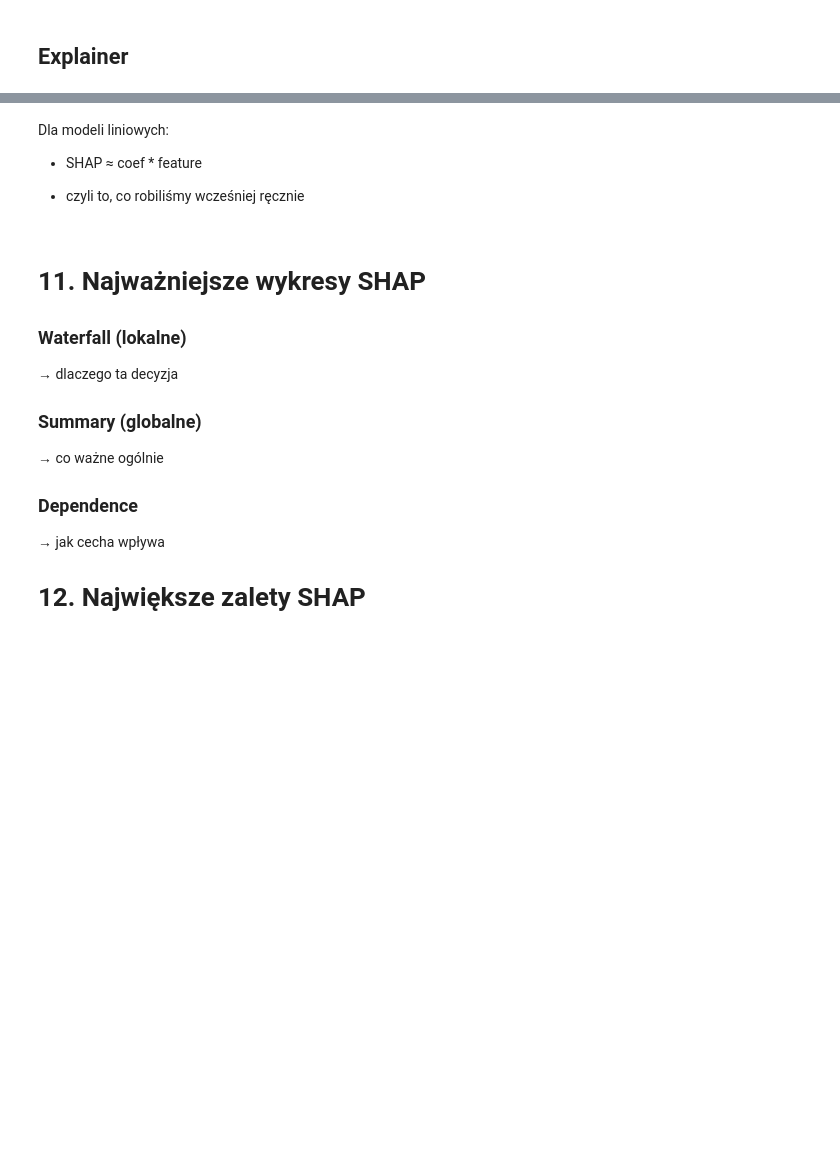
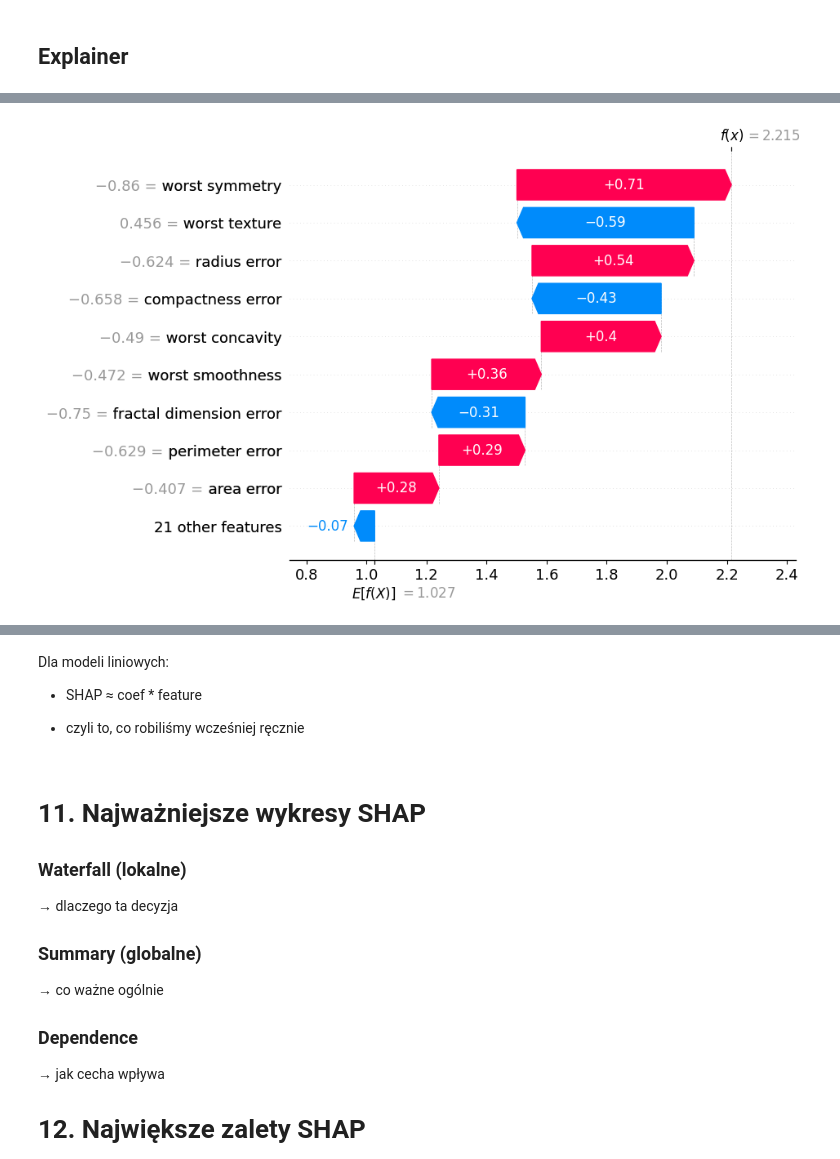
Before and after one commit to AdrianAlbrecht/Wyjasnialnosc-modeli-AI-SWPS_25-26, a Jupyter notebook: Lab_05-06/lab_06.ipynb, the cells around one changed output, grey strips where cells are left out. Drawn from its saved outputs; the diff is of its cells as text; code cells hidden in the pictures; blank space fills up the shorter version.

```diff
--- a/Lab_05-06/lab_06.ipynb
+++ b/Lab_05-06/lab_06.ipynb
@@ -311,3 +313,7 @@ LinearRegression()
 # %%
 explainer = shap.LinearExplainer(model, X_train)
 shap_values = explainer.shap_values(X_test)
+
+i = 15
+sample = X_test.iloc[i]
+sample
@@ -314,3 +338,13 @@ shap_values = explainer.shap_values(X_test)
+# %%
+shap.plots.waterfall(
+    shap.Explanation(
+        values=shap_values[i],
+        base_values=explainer.expected_value,
+        data=sample
+    )
+)
+# %% [output]
+[figure, added]
 # %%
 shap.summary_plot(shap_values, X_test)
 # %% [output]
```
Also changed, not shown: parts of 16 cells of this notebook.
